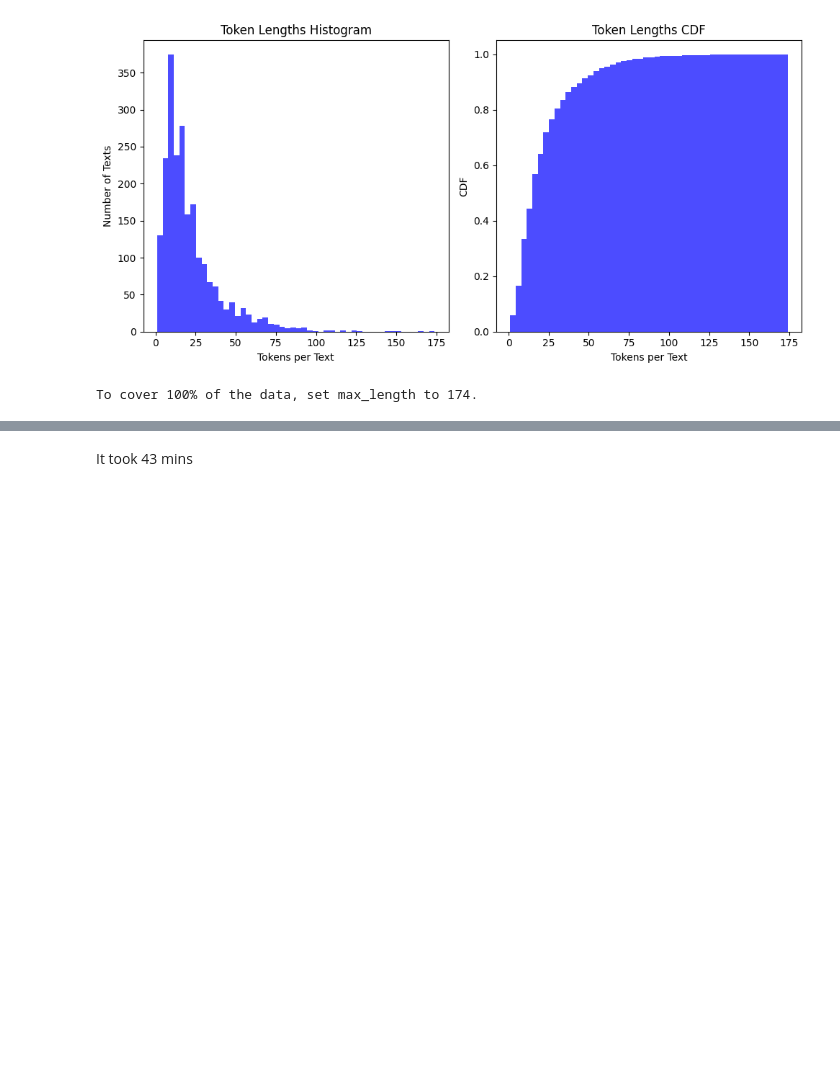
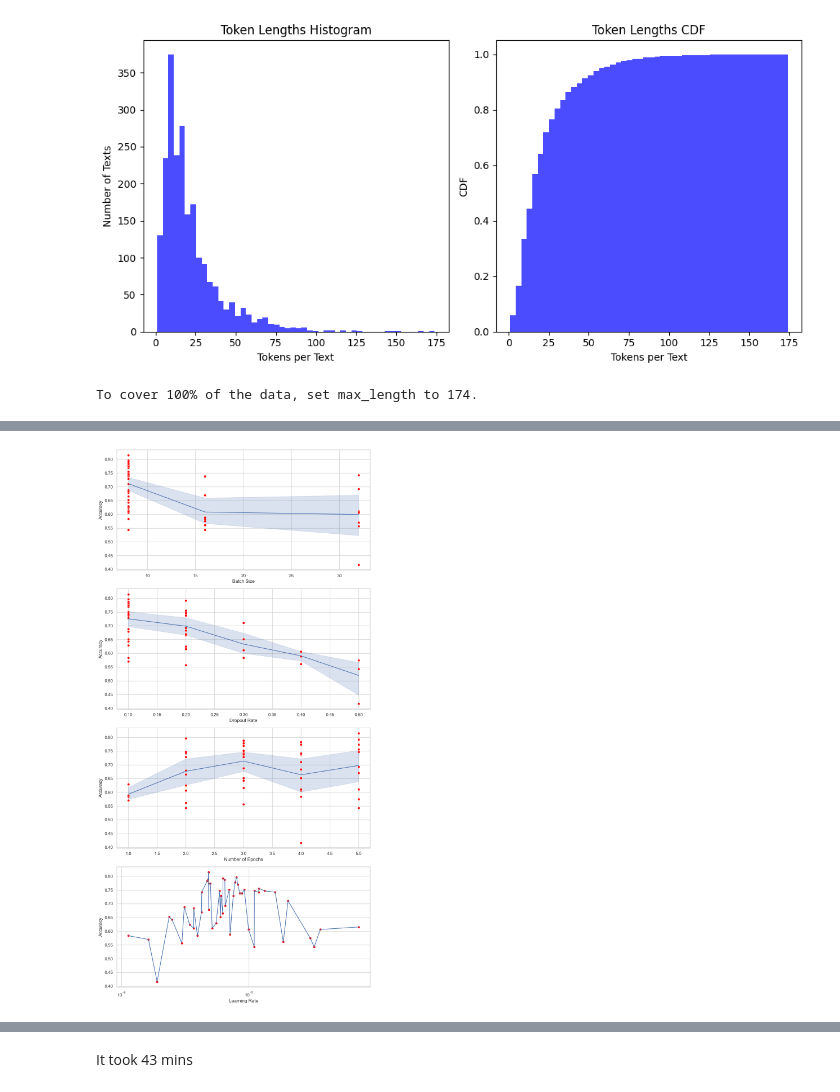
Before and after one commit to meuru-muthuthanthri/sinhala-english-code-mixed-hate-speech-detection, a Jupyter notebook: 4.0 Hyper parameter training for Bert.ipynb, the cells around one changed output, grey strips where cells are left out. Cells and saved outputs as stored; diff of their text form; code cells hidden in the pictures; blank space fills up the shorter version.

Commit message:
Hyper parameter tuning for BERT

```diff
--- a/4.0 Hyper parameter training for Bert.ipynb
+++ b/4.0 Hyper parameter training for Bert.ipynb
@@ -140,0 +171,7 @@ TypeError: BertForSequenceClassification.__init__() got an unexpected keyword ar
+# %%
+# print(study.trials)
+df_trials = study.trials_dataframe()
+print(df_trials.columns)
+df_trials.rename(columns = {'value':'Accuracy', 'params_batch_size':'Batch Size',
+                              'params_dropout':'Dropout Rate', 'params_epochs': 'Number of Epochs', 'params_lr': 'Learning Rate'}, inplace = True)
+print(df_trials)
@@ -140,0 +196,33 @@ TypeError: BertForSequenceClassification.__init__() got an unexpected keyword ar
+# %%
+import seaborn as sns
+import matplotlib.pyplot as plt
+
+# Set style
+sns.set_style("whitegrid")
+
+# Plotting scatter and line plots for each hyperparameter
+fig, axs = plt.subplots(4, 1, figsize=(10, 20))
+
+# Batch Size
+sns.lineplot(data=df_trials, x='Batch Size', y='Accuracy', ax=axs[0])
+sns.scatterplot(data=df_trials, x='Batch Size', y='Accuracy', ax=axs[0], color='red')
+
+# Dropout Rate
+sns.lineplot(data=df_trials, x='Dropout Rate', y='Accuracy', ax=axs[1])
+sns.scatterplot(data=df_trials, x='Dropout Rate', y='Accuracy', ax=axs[1], color='red')
+
+# Number of Epochs
+sns.lineplot(data=df_trials, x='Number of Epochs', y='Accuracy', ax=axs[2])
+sns.scatterplot(data=df_trials, x='Number of Epochs', y='Accuracy', ax=axs[2], color='red')
+
+# Learning Rate
+sns.lineplot(data=df_trials, x='Learning Rate', y='Accuracy', ax=axs[3])
+sns.scatterplot(data=df_trials, x='Learning Rate', y='Accuracy', ax=axs[3], color='red')
+
+# Setting log scale for learning rate for better visualization
+axs[3].set_xscale('log')
+
+plt.tight_layout()
+plt.show()
+# %% [output]
+[figure, added]
```
Also changed, not shown: parts of 6 cells of this notebook, 1 other file.
